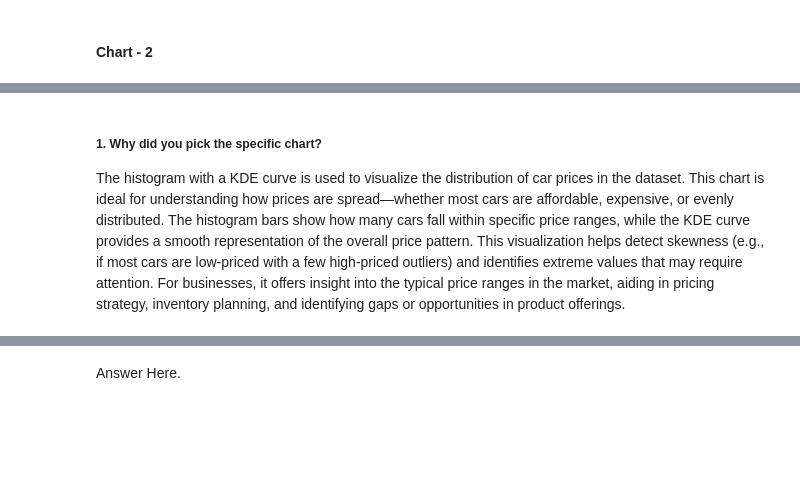
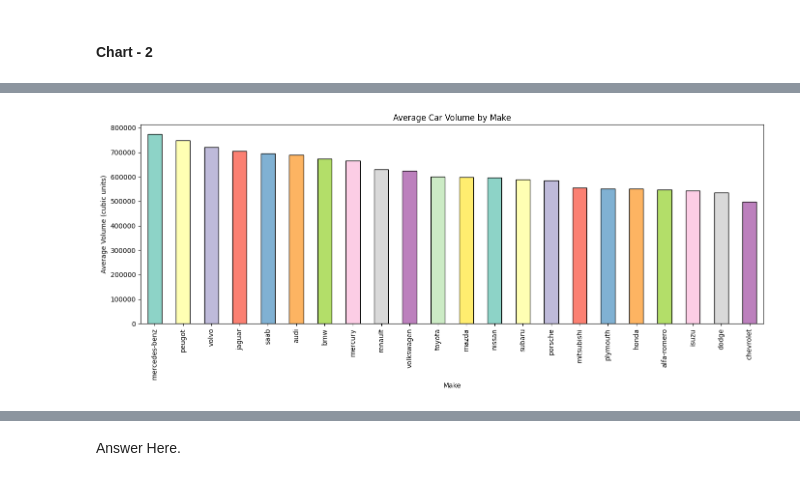
Before and after one commit to ShubhamRaj26072004/Collab, a Jupyter notebook: Copy_of_Sample_EDA_Submission_Template.ipynb, the cells around one changed output, grey strips where cells are left out. Cells and saved outputs as stored; diff of their text form; code cells hidden in the pictures; blank space fills up the shorter version.

```diff
--- a/Copy_of_Sample_EDA_Submission_Template.ipynb
+++ b/Copy_of_Sample_EDA_Submission_Template.ipynb
@@ -620,3 +608,28 @@ plt.show()
-# %% [markdown]
-##### 1. Why did you pick the specific chart?
-The histogram with a KDE curve is used to visualize the distribution of car prices in the dataset. This chart is ideal for understanding how prices are spread—whether most cars are affordable, expensive, or evenly distributed. The histogram bars show how many cars fall within specific price ranges, while the KDE curve provides a smooth representation of the overall price pattern. This visualization helps detect skewness (e.g., if most cars are low-priced with a few high-priced outliers) and identifies extreme values that may require attention. For businesses, it offers insight into the typical price ranges in the market, aiding in pricing strategy, inventory planning, and identifying gaps or opportunities in product offerings.
+# %%
+import pandas as pd
+import matplotlib.pyplot as plt
+import seaborn as sns
+
+# Step 1: Ensure necessary columns are numeric
+cols_needed = ['length', 'width', 'height']
+df[cols_needed] = df[cols_needed].apply(pd.to_numeric, errors='coerce')
+
+# Step 2: Create 'volume' column (approximate interior space)
+df['volume'] = df['length'] * df['width'] * df['height']
+
+# Step 3: Group by 'make' and calculate average volume
+avg_volume_by_make = df.groupby('make')['volume'].mean().sort_values(ascending=False)
+
+# Step 4: Plot the bar graph
+plt.figure(figsize=(14, 6))
+colors = sns.color_palette('Set3', len(avg_volume_by_make))
+avg_volume_by_make.plot(kind='bar', color=colors, edgecolor='black')
+
+plt.title('Average Car Volume by Make')
+plt.xlabel('Make')
+plt.ylabel('Average Volume (cubic units)')
+plt.xticks(rotation=90)
+plt.tight_layout()
+plt.show()
+# %% [output]
+[figure, added]
```
Also changed, not shown: parts of 8 cells of this notebook.
